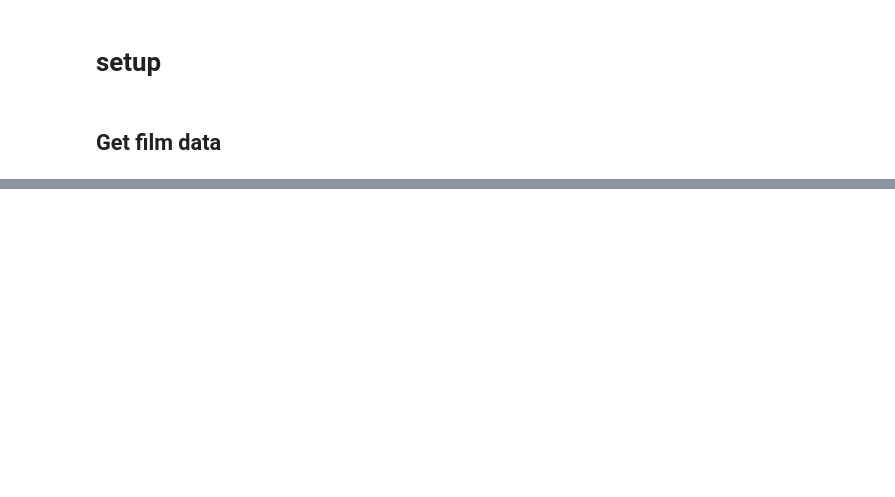
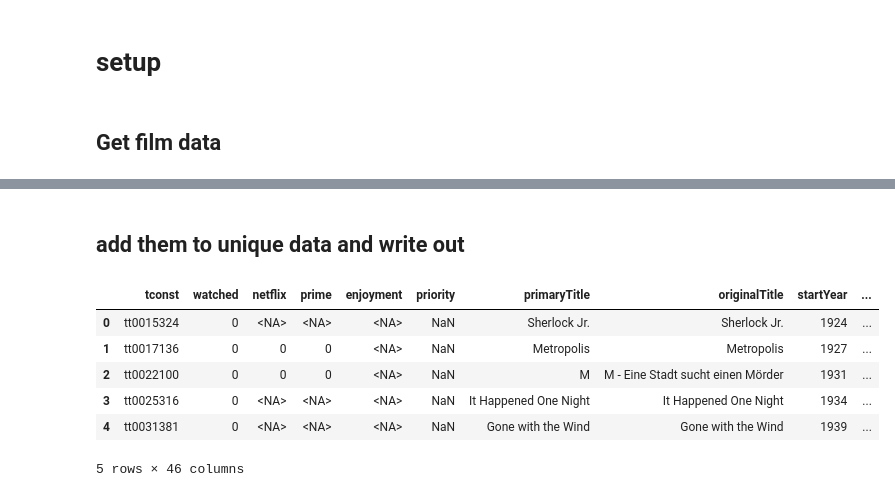
Before and after one commit to DirkTorre/imdb, a Jupyter notebook: step_2_processing_dataset.ipynb, the cells around one changed output, grey strips where cells are left out. Drawn from its saved outputs; the diff is of its cells as text; code cells hidden in the pictures; blank space fills up the shorter version.

```diff
--- a/step_2_processing_dataset.ipynb
+++ b/step_2_processing_dataset.ipynb
@@ -35,0 +104,6 @@ print(raw_film_data)
+# %%
+staff = raw_film_data.loc[:,['tconst','nconst','category','primaryName','birthYear','deathYear']]
+staff.loc[:,'printname'] = staff.loc[:,'primaryName'] + " " + staff.loc[:,'birthYear'].astype('str') + ' - ' + staff.loc[:,'deathYear'].astype(str)
+staff.drop(['nconst','primaryName','birthYear','deathYear'], axis=1, inplace=True)
+staff = staff.groupby(['tconst','category'])['printname'].aggregate(lambda x: tuple(x)).unstack()
+staff
@@ -35,0 +143,19 @@ print(raw_film_data)
+# %% [markdown]
+## add them to unique data and write out
+# %%
+readable_data = raw_film_data.copy()
+readable_data.drop(['ordering', 'nconst','category','job','primaryName','birthYear','deathYear', 'genres','endYear','primaryProfession'], axis=1, inplace=True)
+readable_data.drop_duplicates(inplace=True)
+readable_data = pd.merge(readable_data, genres, on="tconst", how="left")
+readable_data = pd.merge(readable_data, staff, on="tconst", how="left")
+readable_data.loc[:,'numVotes'] = np.log10(readable_data.loc[:,'numVotes'])
+readable_data.loc[:,'watched'] = readable_data.loc[:,'watched'].replace(True,1).replace(False,0)
+readable_data.head()
+# %% [output]
+|  | tconst | watched | netflix | prime | enjoyment | priority | primaryTitle | originalTitle | startYear | ... |
+| 0 | tt0015324 | 0 | <NA> | <NA> | <NA> | NaN | Sherlock Jr. | Sherlock Jr. | 1924 | ... |
+| 1 | tt0017136 | 0 | 0 | 0 | <NA> | NaN | Metropolis | Metropolis | 1927 | ... |
+| 2 | tt0022100 | 0 | 0 | 0 | <NA> | NaN | M | M - Eine Stadt sucht einen Mörder | 1931 | ... |
+| 3 | tt0025316 | 0 | <NA> | <NA> | <NA> | NaN | It Happened One Night | It Happened One Night | 1934 | ... |
+| 4 | tt0031381 | 0 | <NA> | <NA> | <NA> | NaN | Gone with the Wind | Gone with the Wind | 1939 | ... |
+5 rows × 46 columns
```
Also changed, not shown: parts of 22 cells of this notebook, 2 other files.
